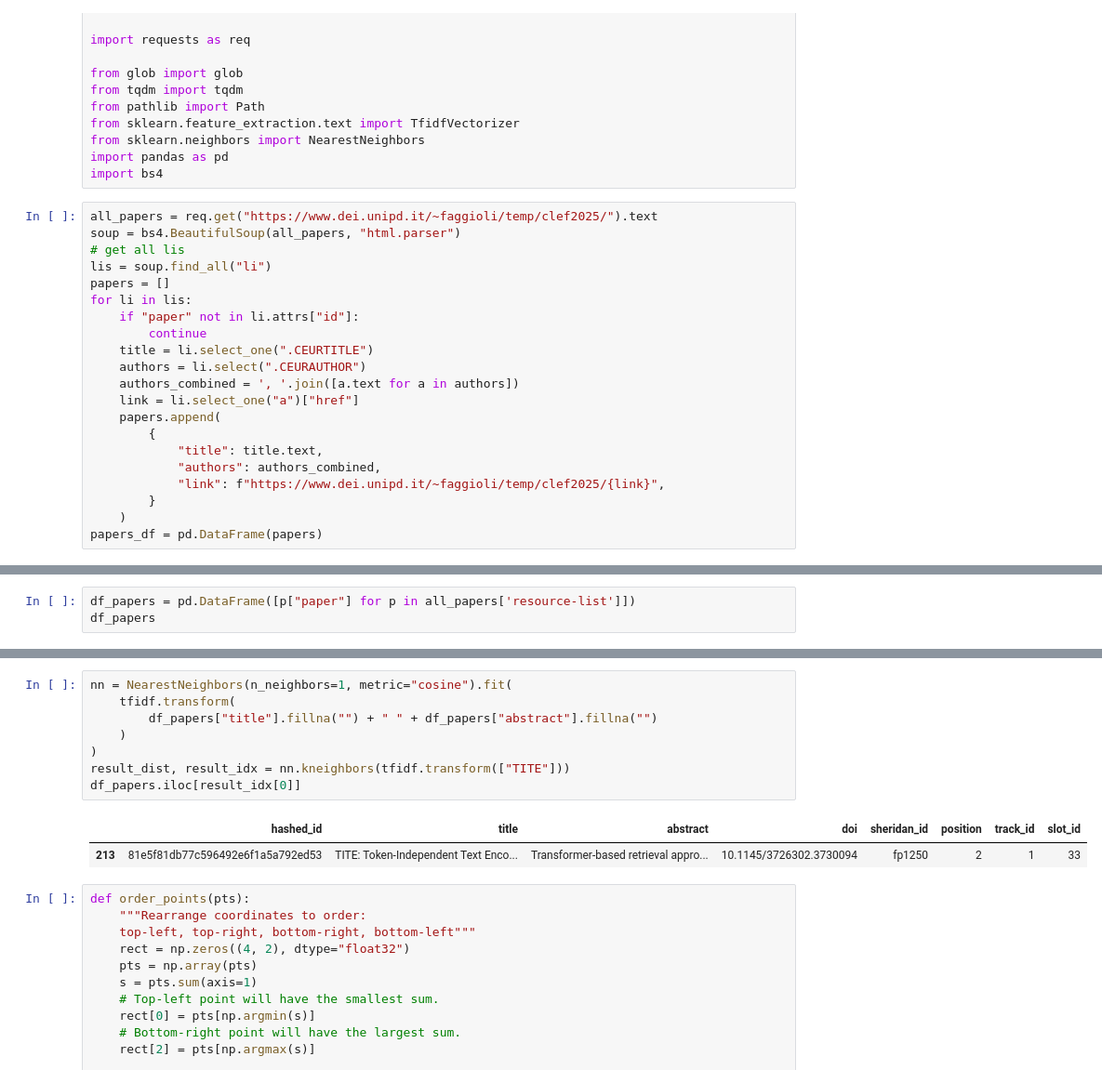
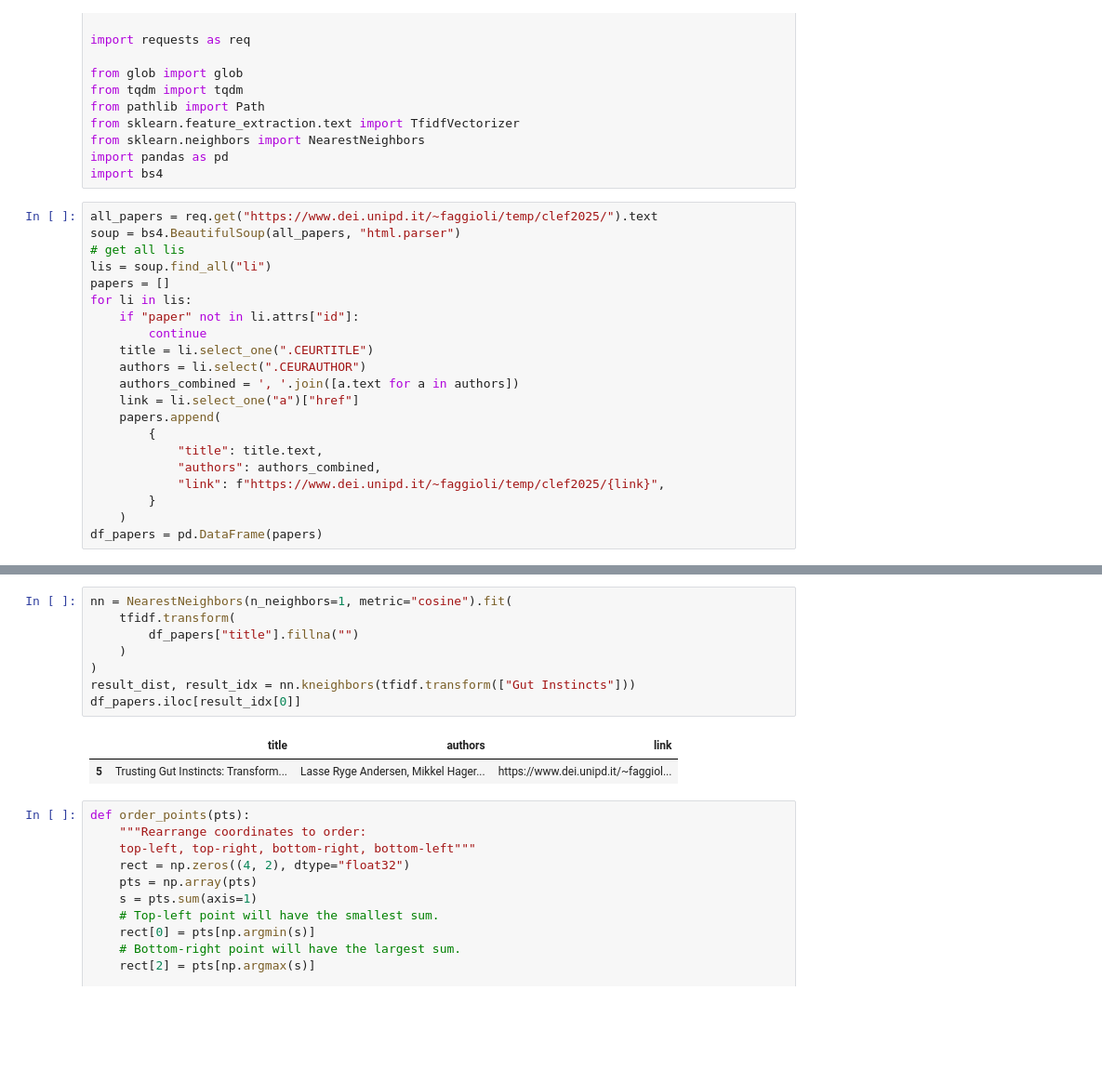
Before and after one commit to Dakantz/conferences, a Jupyter notebook: 2025-clef/img_processing.ipynb, the cells around one changed output, grey strips where cells are left out. Shown: that part at 93% size. Cells and saved outputs as stored; diff of their text form; blank space fills up the shorter version.

```diff
--- a/2025-clef/img_processing.ipynb
+++ b/2025-clef/img_processing.ipynb
@@ -47,4 +47,4 @@ for li in lis:
             "link": f"https://www.dei.unipd.it/~faggioli/temp/clef2025/{link}",
         }
     )
-papers_df = pd.DataFrame(papers)
+df_papers = pd.DataFrame(papers)
@@ -91,3 +70,0 @@ all_papers
-# %%
-df_papers = pd.DataFrame([p["paper"] for p in all_papers['resource-list']])
-df_papers
@@ -131,14 +96,14 @@ Length: 557, dtype: object
 # %%
 nn = NearestNeighbors(n_neighbors=1, metric="cosine").fit(
     tfidf.transform(
-        df_papers["title"].fillna("") + " " + df_papers["abstract"].fillna("")
+        df_papers["title"].fillna("")
     )
 )
-result_dist, result_idx = nn.kneighbors(tfidf.transform(["TITE"]))
+result_dist, result_idx = nn.kneighbors(tfidf.transform(["Gut Instincts"]))
 df_papers.iloc[result_idx[0]]
 # %% [output]
-|  | hashed_id | title | abstract | doi | sheridan_id | position | track_id | slot_id |
-| 213 | 81e5f81db77c596492e6f1a5a792ed53 | TITE: Token-Independent Text Enco... | Transformer-based retrieval appro... | 10.1145/3726302.3730094 | fp1250 | 2 | 1 | 33 |
+|  | title | authors | link |
+| 5 | Trusting Gut Instincts: Transform... | Lasse Ryge Andersen, Mikkel Hager... | https://www.dei.unipd.it/~faggiol... |
 # %%
 def order_points(pts):
     """Rearrange coordinates to order:
```
Also changed, not shown: parts of 18 cells of this notebook, 3 other files.
